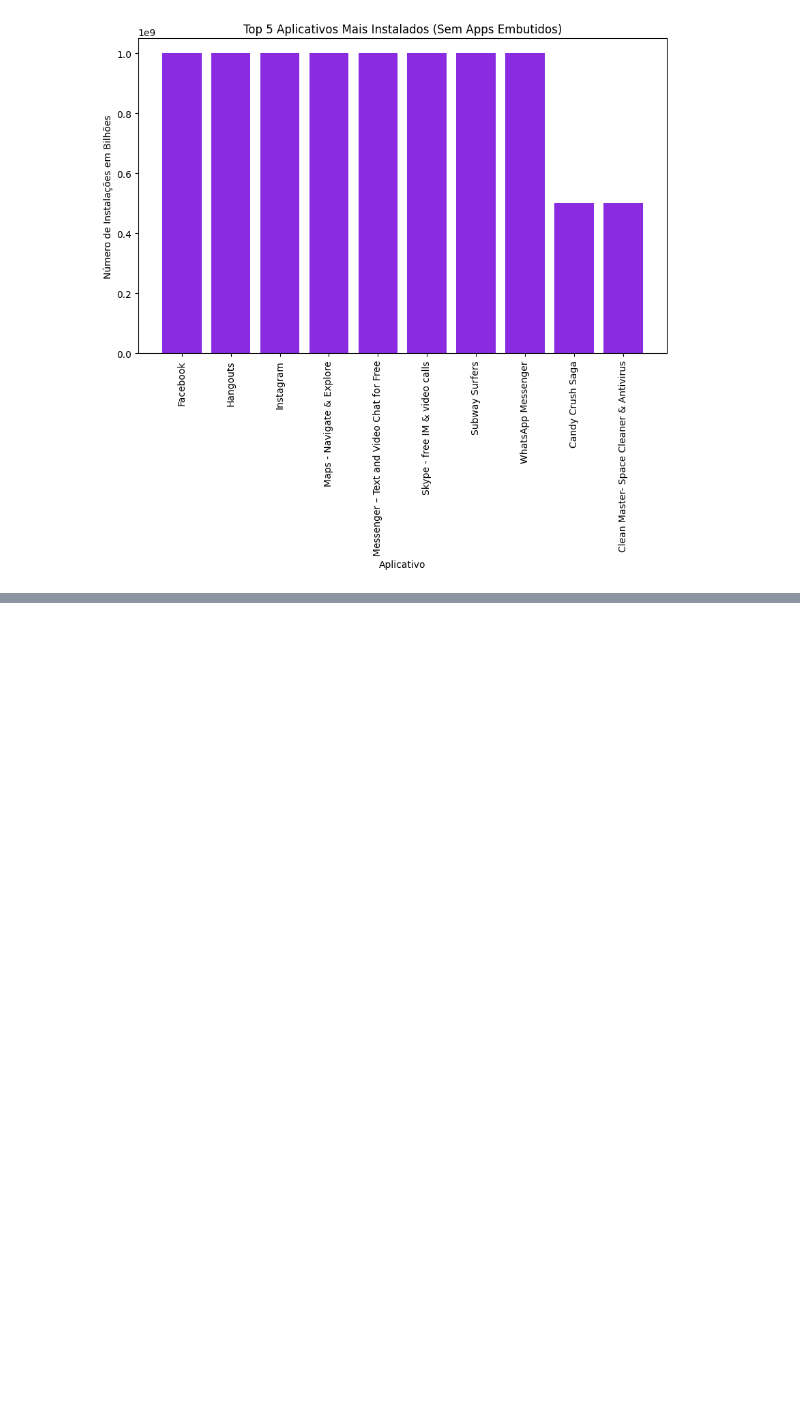
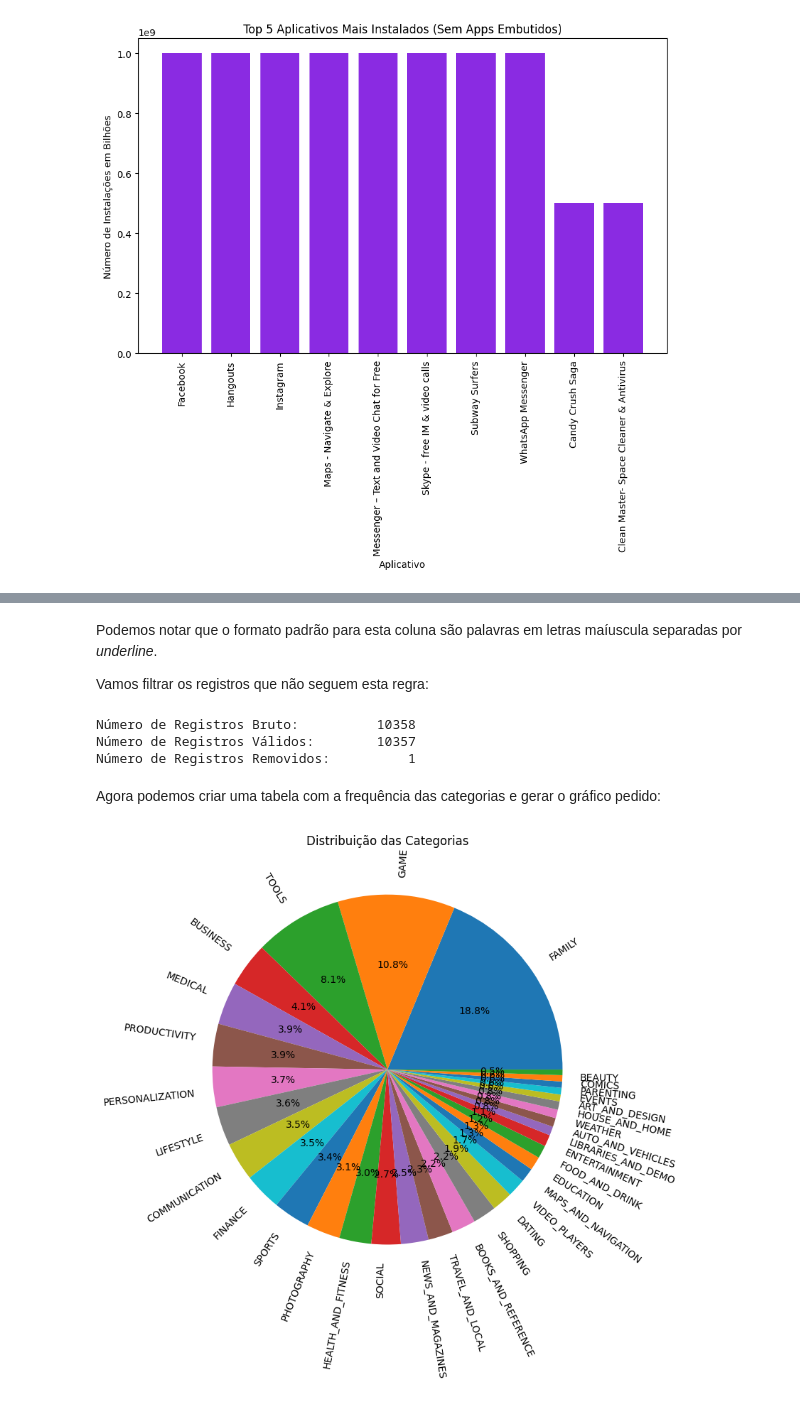
Before and after one commit to GustavCampos/Programa-de-bolsas-Compasso, a Jupyter notebook: Sprint 3/Desafios/Desafio.ipynb, the cells around one changed output, grey strips where cells are left out. Drawn from its saved outputs; the diff is of its cells as text; code cells hidden in the pictures; blank space fills up the shorter version.

```diff
--- a/Sprint 3/Desafios/Desafio.ipynb
+++ b/Sprint 3/Desafios/Desafio.ipynb
@@ -479,0 +496,47 @@ plt.show()
+# %% [markdown]
+Podemos notar que o formato padrão para esta coluna são palavras em letras maíuscula separadas por *underline*.
+
+Vamos filtrar os registros que não seguem esta regra:
+# %%
+# Expressão regular que checa letras maíusculas e underline
+category_pattern = r"[A-Z_]"
+
+# Cria um objeto Series com valores True|False que serve como máscara de busca
+category_mask = valid_app_dataframe[CATEGORY].str.match(category_pattern)
+
+# Usa máscara criada para filtrar as linhas com "Category" válidas
+valid_category_dataframe = valid_app_dataframe[category_mask]
+
+removed_registers = (len(valid_app_dataframe) - len(valid_category_dataframe))
+
+print(f"Número de Registros Bruto: {len(distinct_dataframe):>14}")
+print(f"Número de Registros Válidos: {len(valid_category_dataframe):>12}")
+print(f"Número de Registros Removidos: {removed_registers:>10}")
+# %% [output]
+Número de Registros Bruto:          10358
+Número de Registros Válidos:        10357
+Número de Registros Removidos:          1
+# %% [markdown]
+Agora podemos criar uma tabela com a frequência das categorias e gerar o gráfico pedido:
+# %%
+# Cria um novo dataframe com a contagem de registros por categoria
+group_by_category_dataframe = valid_category_dataframe.groupby(CATEGORY).size().reset_index(name="Count")
+
+# Ordenando as categorias por quantidade
+sorted_group_by_category_dataframe = group_by_category_dataframe.sort_values(by="Count", ascending=False)
+
+# Gerando gráfico com a contagem das categorias_________________________________________
+
+# Extraindo os nomes das categorias e contagens do dataframe
+categories = sorted_group_by_category_dataframe[CATEGORY]
+counts = sorted_group_by_category_dataframe["Count"]
+
+# Criando o grafico de pizza
+plt.figure(figsize=(8, 8))
+plt.pie(counts, labels=categories, autopct='%1.1f%%', startangle=0, rotatelabels=True)
+plt.title("Distribuição das Categorias")
+
+# Apresentando o gráfico
+plt.show()
+# %% [output]
+[figure, added]
```
Also changed, not shown: parts of 9 cells of this notebook.
